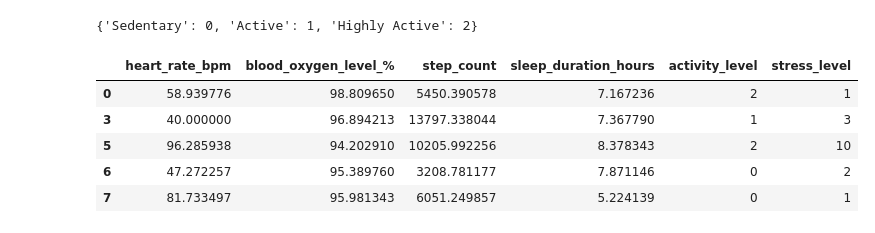
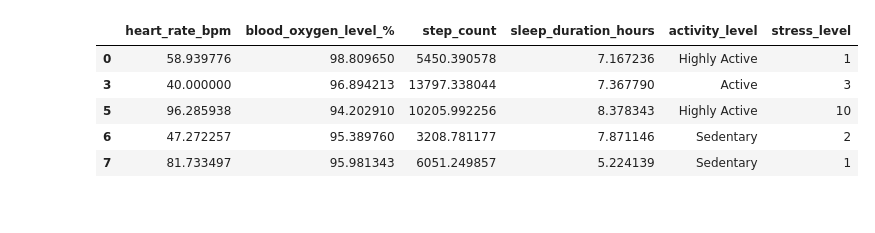
Before and after one commit to Oluwatomilola-Affar/Smartwatch-and-Health-Analysis, a Jupyter notebook: clean_data.ipynb, the cells around one changed output. Saved outputs shown, nothing was run; the diff lists cells and outputs as text; code cells hidden in the pictures.

```diff
--- a/clean_data.ipynb
+++ b/clean_data.ipynb
@@ -4,36 +4,27 @@ import numpy as np
 import matplotlib.pyplot as plt
 import seaborn as sns
 # %%
-activity_mapping = {
-    "Sedentary" : 0,
-    "Active": 1,
-    "Highly Active" : 2
-}
-activity_mapping
+df = (
+    pd.read_csv("unclean_smartwatch_health_data.csv")
+    #Rename column names to fit Python naming rule
+    .rename(columns = lambda col: col.strip().lower().replace(" ", "_").replace("(", "").replace(")", ""))
+    #Convert ERROR to NAN using numpy
+    .replace("ERROR", np.nan, regex = False).replace("Very High", np.nan, regex = False)
+    #Drop null values
+    .dropna()
+    #Converted String figures to float
+    .assign(sleep_duration_hours = lambda x: x["sleep_duration_hours"].astype(float))
+    .assign(stress_level = lambda x: x["stress_level"].astype(int))
+    .assign(activity_level = lambda x: x["activity_level"].str.replace("_", " ", regex = False).str.replace("Actve", "Active", regex = False)
+            .str.replace(r"(.)\1+", r"\1", regex = True))
+    #Drop column user id and Stress level because
+    .drop(columns = ["user_id"])
+)
+df.head()
 # %% [output]
-{'Sedentary': 0, 'Active': 1, 'Highly Active': 2}
+|  | heart_rate_bpm | blood_oxygen_level_% | step_count | sleep_duration_hours | activity_level | stress_level |
+| 0 | 58.939776 | 98.809650 | 5450.390578 | 7.167236 | Highly Active | 1 |
+| 3 | 40.000000 | 96.894213 | 13797.338044 | 7.367790 | Active | 3 |
+| 5 | 96.285938 | 94.202910 | 10205.992256 | 8.378343 | Highly Active | 10 |
+| 6 | 47.272257 | 95.389760 | 3208.781177 | 7.871146 | Sedentary | 2 |
+| 7 | 81.733497 | 95.981343 | 6051.249857 | 5.224139 | Sedentary | 1 |
-# %%
-df = (
-    pd.read_csv("unclean_smartwatch_health_data.csv")
-    #Rename column names to fit Python naming rule
-    .rename(columns = lambda col: col.strip().lower().replace(" ", "_").replace("(", "").replace(")", ""))
-    #Convert ERROR to NAN using numpy
-    .replace("ERROR", np.nan, regex = False).replace("Very High", np.nan, regex = False)
-    #Drop null values
-    .dropna()
-    #Converted String figures to float
-    .assign(sleep_duration_hours = lambda x: x["sleep_duration_hours"].astype(float))
-    .assign(stress_level = lambda x: x["stress_level"].astype(int))
-    .assign(activity_level = lambda x: x["activity_level"].str.replace("_", " ", regex = False).str.replace("Actve", "Active", regex = False)
-            .str.replace(r"(.)\1+", r"\1", regex = True).map(activity_mapping))
-    #Drop column user id
-    .drop(columns = ["user_id"])
-)
-df.head()
-# %% [output]
-|  | heart_rate_bpm | blood_oxygen_level_% | step_count | sleep_duration_hours | activity_level | stress_level |
-| 0 | 58.939776 | 98.809650 | 5450.390578 | 7.167236 | 2 | 1 |
-| 3 | 40.000000 | 96.894213 | 13797.338044 | 7.367790 | 1 | 3 |
-| 5 | 96.285938 | 94.202910 | 10205.992256 | 8.378343 | 2 | 10 |
-| 6 | 47.272257 | 95.389760 | 3208.781177 | 7.871146 | 0 | 2 |
-| 7 | 81.733497 | 95.981343 | 6051.249857 | 5.224139 | 0 | 1 |
```
Also changed, not shown: parts of 3 cells of this notebook.
